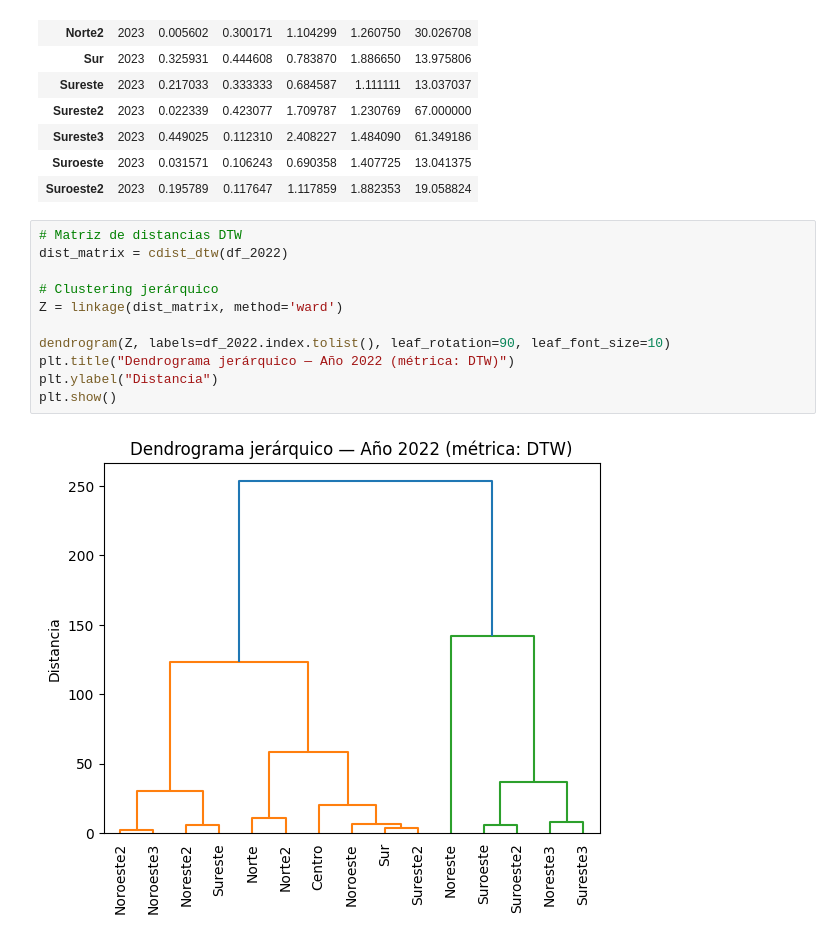
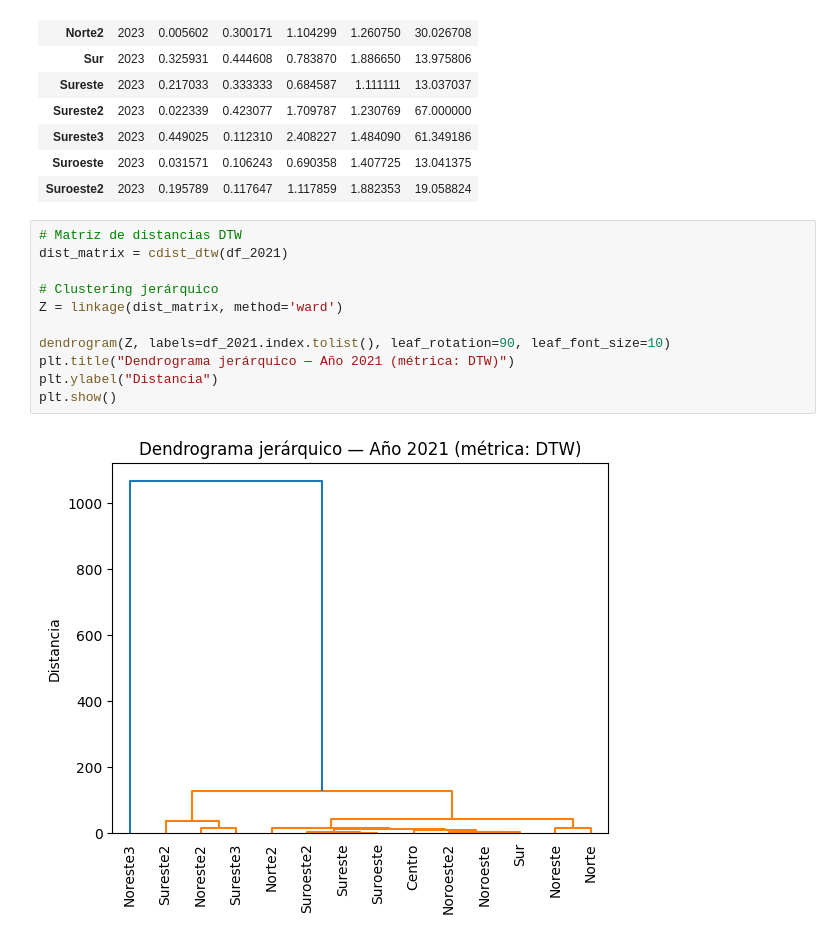
Before and after one commit to andreroblesb/airemty, a Jupyter notebook: conglomerados.ipynb, the cells around one changed output. Cells and saved outputs as stored; diff of their text form.

```diff
--- a/conglomerados.ipynb
+++ b/conglomerados.ipynb
@@ -105,14 +105,14 @@ df_2023
 | Suroeste2 | 2023 | 0.195789 | 0.117647 | 1.117859 | 1.882353 | 19.058824 |
 # %%
 # Matriz de distancias DTW
-dist_matrix = cdist_dtw(df_2022)
+dist_matrix = cdist_dtw(df_2021)
 
 # Clustering jerárquico
 Z = linkage(dist_matrix, method='ward')
 
-dendrogram(Z, labels=df_2022.index.tolist(), leaf_rotation=90, leaf_font_size=10)
-plt.title("Dendrograma jerárquico — Año 2022 (métrica: DTW)")
+dendrogram(Z, labels=df_2021.index.tolist(), leaf_rotation=90, leaf_font_size=10)
+plt.title("Dendrograma jerárquico — Año 2021 (métrica: DTW)")
 plt.ylabel("Distancia")
 plt.show()
 # %% [output]
-[figure, old version]
+[figure, new version]
```
Also changed, not shown: parts of 4 cells of this notebook.
